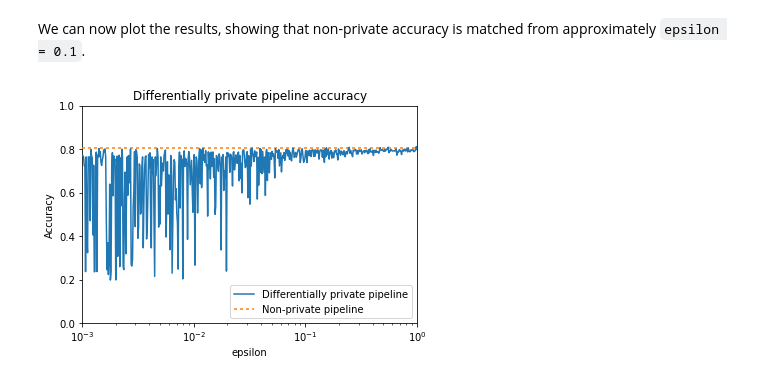
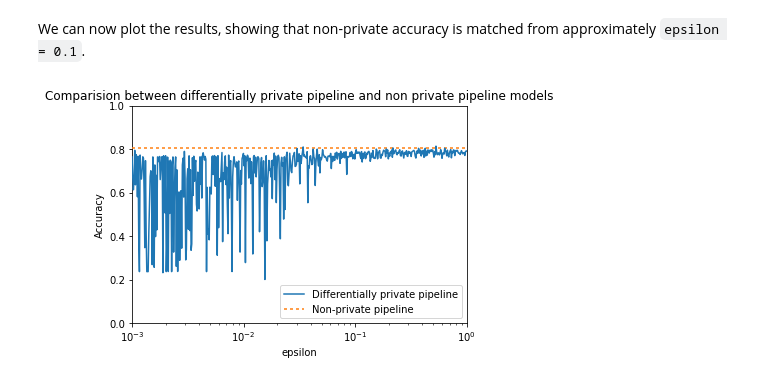
Before and after one commit to ANUPAMA0221/DifferentialPrivacy, a Jupyter notebook: practice/pipeline.ipynb, the cells around one changed output. Drawn from its saved outputs; the diff is of its cells as text; code cells hidden in the pictures.

```diff
--- a/practice/pipeline.ipynb
+++ b/practice/pipeline.ipynb
@@ -89,17 +171,17 @@ We can now plot the results, showing that non-private accuracy is matched from a
 # %%
 import matplotlib.pyplot as plt
 import pickle
 
 epsilons, baseline, pipe_accuracy = pickle.load(open("pipeline_accuracy_500.p", "rb"))
 
 plt.semilogx(epsilons, pipe_accuracy, label="Differentially private pipeline", zorder=10)
 plt.plot(epsilons, np.ones_like(epsilons) * baseline, dashes=[2,2], label="Non-private pipeline", zorder=5)
-plt.title("Differentially private pipeline accuracy")
+plt.title("Comparision between differentially private pipeline and non private pipeline models")
 plt.xlabel("epsilon")
 plt.ylabel("Accuracy")
 plt.ylim(0, 1)
 plt.xlim(epsilons[0], epsilons[-1])
 plt.legend(loc=4)
 plt.show()
 # %% [output]
-[figure, old version]
+[figure, new version]
```
Also changed, not shown: parts of 23 cells of this notebook.
